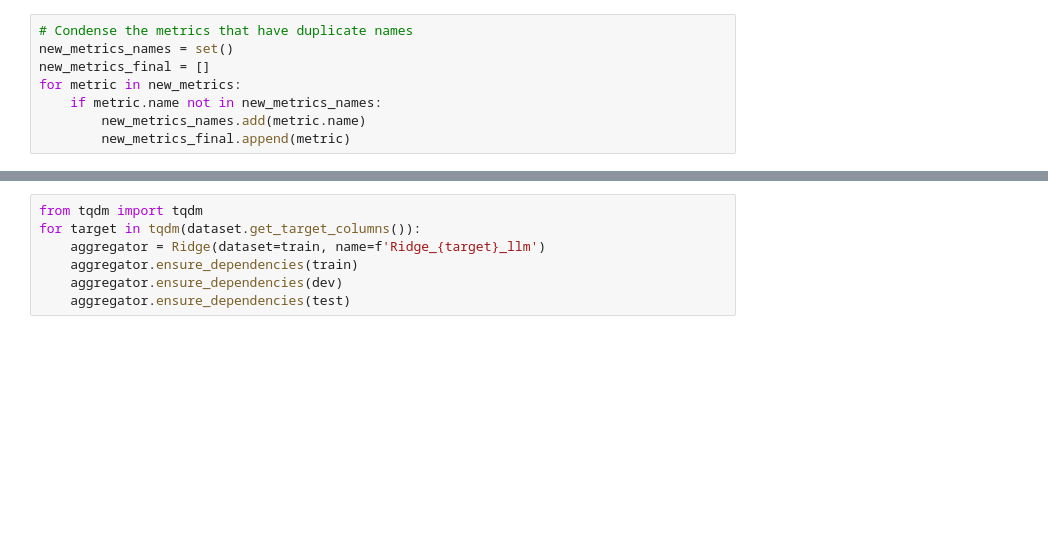
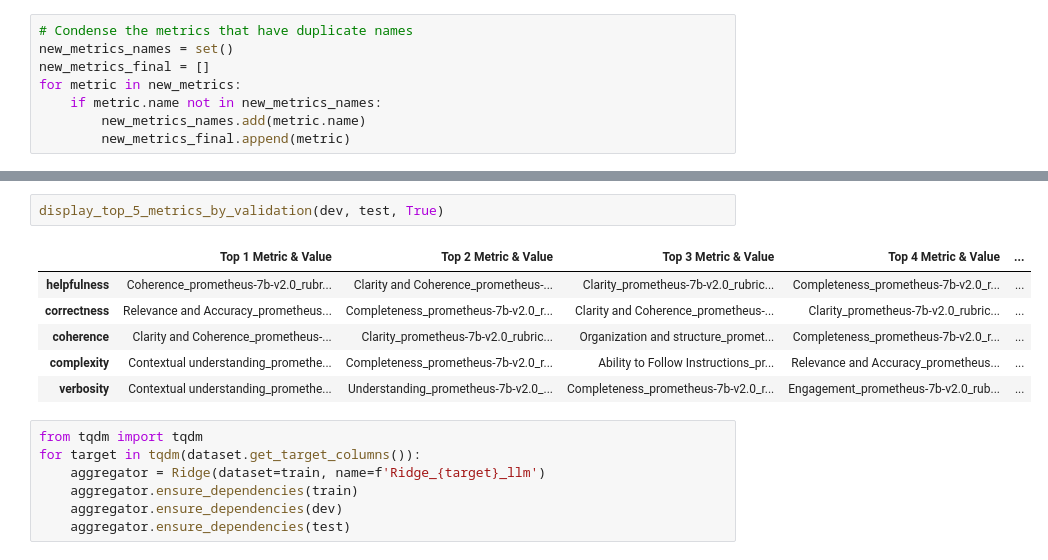
Before and after one commit to SALT-NLP/autometrics, a Jupyter notebook: helpsteer2_rubric.ipynb, the cells around one changed output, grey strips where cells are left out. Cells and saved outputs as stored; diff of their text form; blank space fills up the shorter version.

```diff
--- a/helpsteer2_rubric.ipynb
+++ b/helpsteer2_rubric.ipynb
@@ -75,3 +136,12 @@ Retrying failed batches: Attempt 10/10
+# %%
+display_top_5_metrics_by_validation(dev, test, True)
+# %% [output]
+|  | Top 1 Metric & Value | Top 2 Metric & Value | Top 3 Metric & Value | Top 4 Metric & Value | ... |
+| helpfulness | Coherence_prometheus-7b-v2.0_rubr... | Clarity and Coherence_prometheus-... | Clarity_prometheus-7b-v2.0_rubric... | Completeness_prometheus-7b-v2.0_r... | ... |
+| correctness | Relevance and Accuracy_prometheus... | Completeness_prometheus-7b-v2.0_r... | Clarity and Coherence_prometheus-... | Clarity_prometheus-7b-v2.0_rubric... | ... |
+| coherence | Clarity and Coherence_prometheus-... | Clarity_prometheus-7b-v2.0_rubric... | Organization and structure_promet... | Completeness_prometheus-7b-v2.0_r... | ... |
+| complexity | Contextual understanding_promethe... | Completeness_prometheus-7b-v2.0_r... | Ability to Follow Instructions_pr... | Relevance and Accuracy_prometheus... | ... |
+| verbosity | Contextual understanding_promethe... | Understanding_prometheus-7b-v2.0_... | Completeness_prometheus-7b-v2.0_r... | Engagement_prometheus-7b-v2.0_rub... | ... |
 # %%
 from tqdm import tqdm
 for target in tqdm(dataset.get_target_columns()):
```
Also changed, not shown: parts of 5 cells of this notebook, 14 other files.
